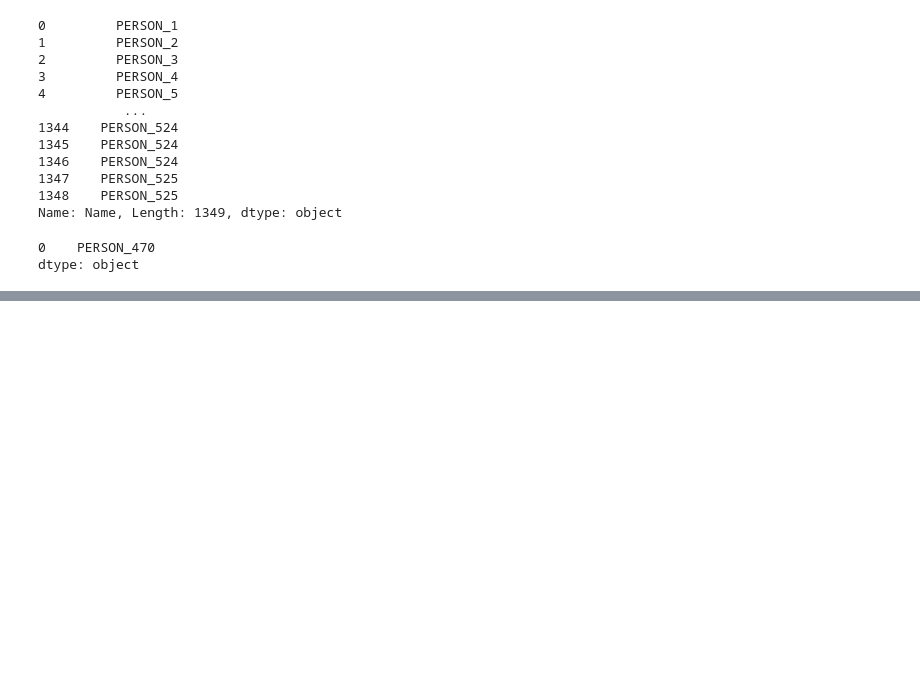
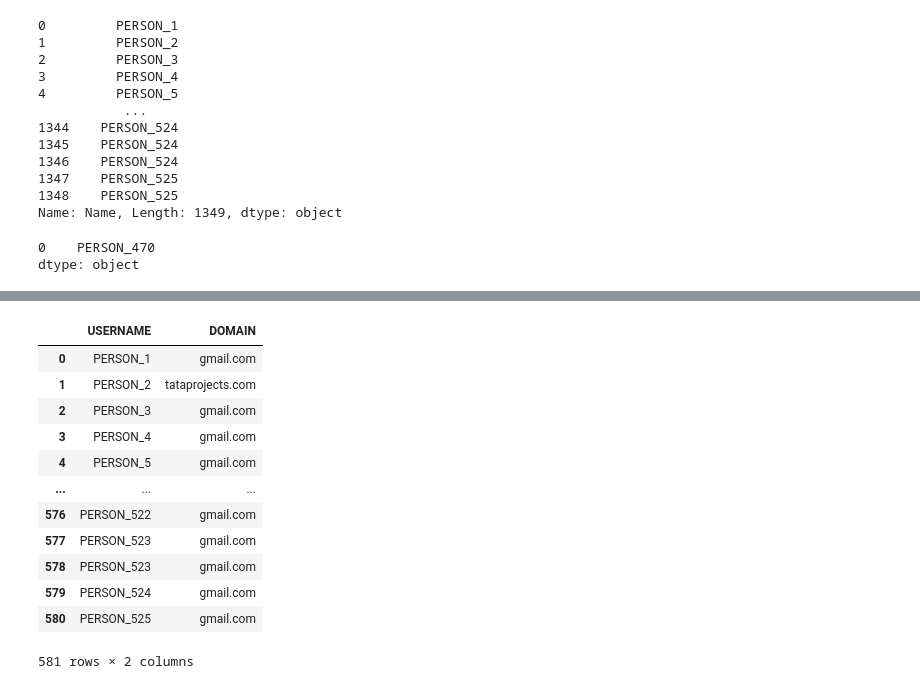
Before and after one commit to pragmatic-philosopher09/Tata-Steel-Summer-Internship--Data-Science-, a Jupyter notebook: Capability Development Website's Sales Data Analytics.ipynb, the cells around one changed output, grey strips where cells are left out. Cells and saved outputs as stored; diff of their text form; code cells hidden in the pictures; blank space fills up the shorter version.

```diff
--- a/Capability Development Website's Sales Data Analytics.ipynb
+++ b/Capability Development Website's Sales Data Analytics.ipynb
@@ -206,0 +205,17 @@ PRODUCT_30              15
+# %%
+split_mail = Order_Details['Email'].str.split('@', n=1, expand=True)
+split_mail.rename(columns={0:'USERNAME', 1:'DOMAIN'})
+# %% [output]
+|  | USERNAME | DOMAIN |
+| 0 | PERSON_1 | gmail.com |
+| 1 | PERSON_2 | tataprojects.com |
+| 2 | PERSON_3 | gmail.com |
+| 3 | PERSON_4 | gmail.com |
+| 4 | PERSON_5 | gmail.com |
+| ... | ... | ... |
+| 576 | PERSON_522 | gmail.com |
+| 577 | PERSON_523 | gmail.com |
+| 578 | PERSON_523 | gmail.com |
+| 579 | PERSON_524 | gmail.com |
+| 580 | PERSON_525 | gmail.com |
+581 rows × 2 columns
```
Also changed, not shown: parts of 5 cells of this notebook.
